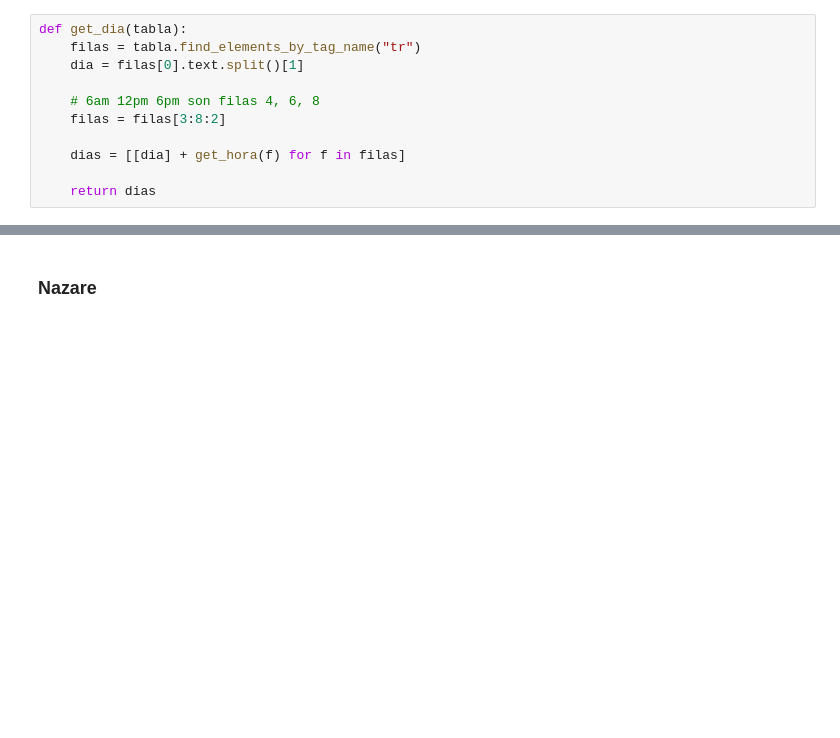
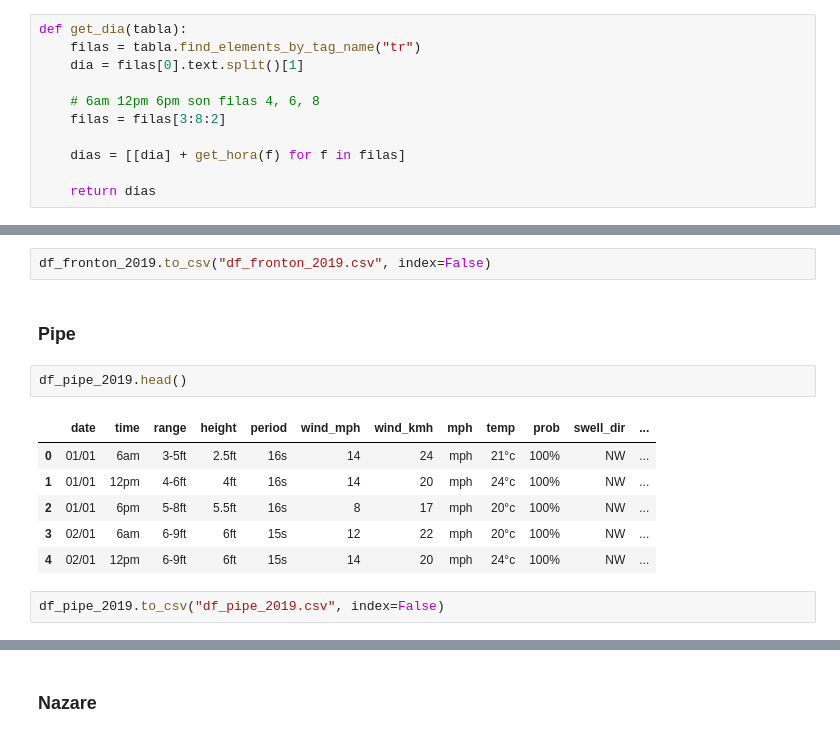
Before and after one commit to lukesmith194/SurfScanner, a Jupyter notebook: data_extraction_plus.ipynb, the cells around one changed output, grey strips where cells are left out. Saved outputs shown, nothing was run; the diff lists cells and outputs as text; blank space fills up the shorter version.

```diff
--- a/data_extraction_plus.ipynb
+++ b/data_extraction_plus.ipynb
@@ -176,0 +163,15 @@ ValueError: 15 columns passed, passed data had 19 columns
+# %%
+df_fronton_2019.to_csv("df_fronton_2019.csv", index=False)
+# %% [markdown]
+### Pipe
+# %%
+df_pipe_2019.head()
+# %% [output]
+|  | date | time | range | height | period | wind_mph | wind_kmh | mph | temp | prob | swell_dir | ... |
+| 0 | 01/01 | 6am | 3-5ft | 2.5ft | 16s | 14 | 24 | mph | 21°c | 100% | NW | ... |
+| 1 | 01/01 | 12pm | 4-6ft | 4ft | 16s | 14 | 20 | mph | 24°c | 100% | NW | ... |
+| 2 | 01/01 | 6pm | 5-8ft | 5.5ft | 16s | 8 | 17 | mph | 20°c | 100% | NW | ... |
+| 3 | 02/01 | 6am | 6-9ft | 6ft | 15s | 12 | 22 | mph | 20°c | 100% | NW | ... |
+| 4 | 02/01 | 12pm | 6-9ft | 6ft | 15s | 14 | 20 | mph | 24°c | 100% | NW | ... |
+# %%
+df_pipe_2019.to_csv("df_pipe_2019.csv", index=False)
```
Also changed, not shown: parts of 43 cells of this notebook, 14 other files.
